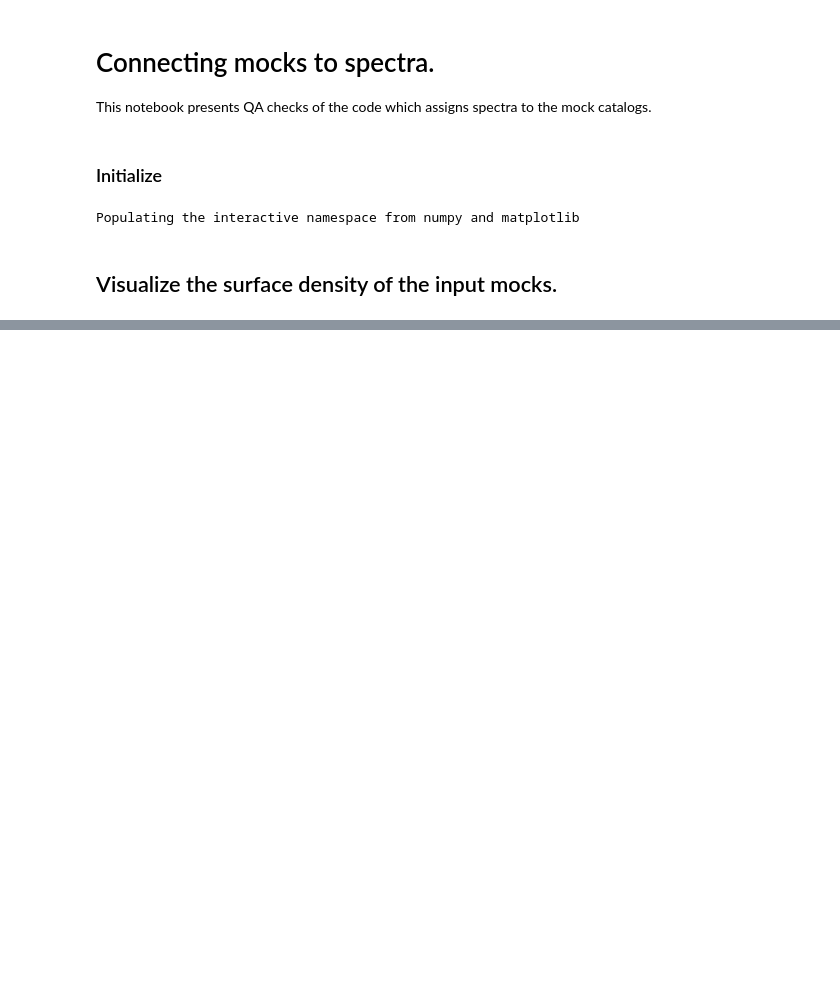
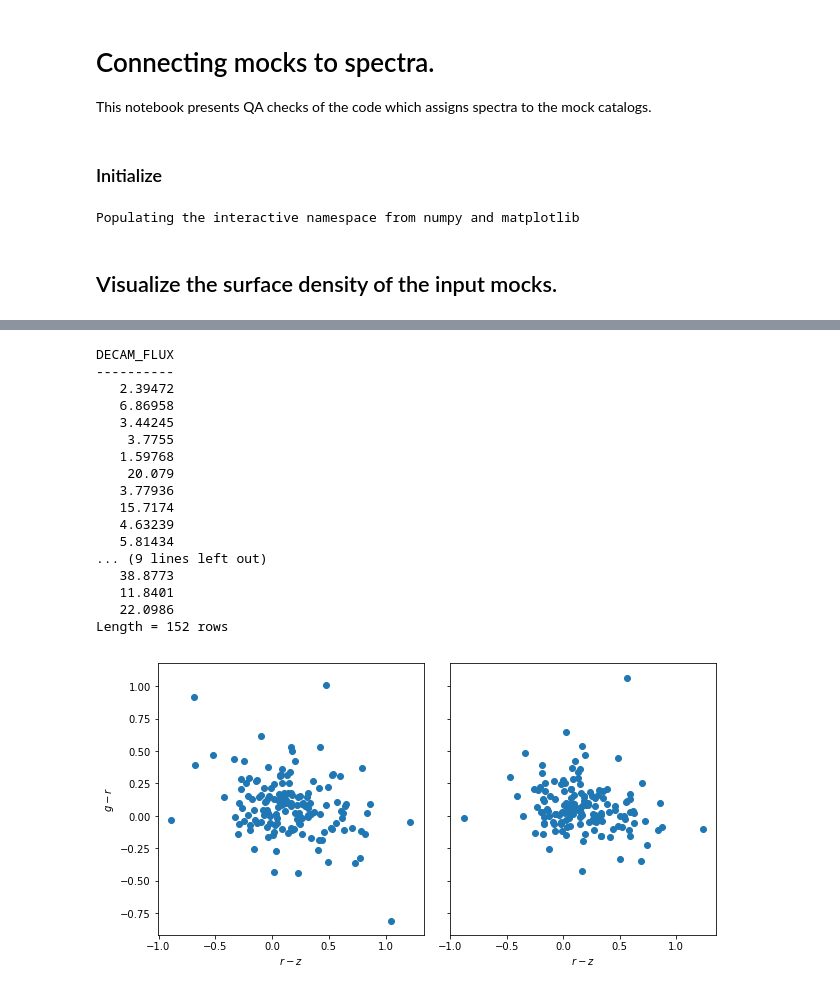
Before and after one commit to desihub/desitarget, a Jupyter notebook: doc/nb/mock-qa.ipynb, the cells around one changed output, grey strips where cells are left out. Drawn from its saved outputs; the diff is of its cells as text; code cells hidden in the pictures; blank space fills up the shorter version.

```diff
--- a/doc/nb/mock-qa.ipynb
+++ b/doc/nb/mock-qa.ipynb
@@ -149,9 +146,11 @@ sources:
 # %%
-output_dir = os.path.join(two_percent_path, 'qso_targets')
-bricksize = 0.25
-seed = 555
-nproc = 4
-with open(config_file, 'r') as pfile:
-    params = yaml.load(pfile)
-targets_truth(params, output_dir, realtargets=None, seed=seed, verbose=True,
-              nproc=nproc, bricksize=bricksize, outbricksize=bricksize)
+def build_targets_truth(objtype, seed=123, nproc=2, verbose=True, bounds=(203, 204, 0, 1)):
+    output_dir = os.path.join(two_percent_path, '{}_targets'.format(objtype.lower()))
+    config_file = os.path.join(two_percent_path, '{}_input.yaml'.format(objtype.lower()))
+    write_target_yaml(target=objtype.upper(), bounds=bounds,
+                      outfile=config_file, verbose=verbose)
+
+    with open(config_file, 'r') as pfile:
+        params = yaml.load(pfile)
+    targets_truth(params, output_dir, realtargets=None, seed=seed, verbose=verbose,
+                  nproc=nproc, bricksize=0.25, outbricksize=0.25)
@@ -200,0 +275,11 @@ Writing 15 bricks; 15.5 bricks / sec
+# %%
+def qaplot_grz_colorcolor(decam_flux, true_decam_flux):
+    fig, ax = plt.subplots(1, 2, figsize=(10, 5), sharey=True)
+    ax[0].scatter(-2.5 * np.log10(decam_flux[..., 2] / decam_flux[..., 4]),
+                  -2.5 * np.log10(decam_flux[..., 1] / decam_flux[..., 2]))
+    ax[1].scatter(-2.5 * np.log10(true_decam_flux[..., 2] / true_decam_flux[..., 4]),
+                  -2.5 * np.log10(true_decam_flux[..., 1] / true_decam_flux[..., 2]))
+    ax[0].set_ylabel('$g - r$')
+    for thisax in ax:
+        thisax.set_xlabel('$r - z$')
+    fig.subplots_adjust(wspace=0.1)
@@ -200,0 +308,21 @@ Writing 15 bricks; 15.5 bricks / sec
+# %%
+qaplot_grz_colorcolor(targets['DECAM_FLUX'], truth['DECAM_FLUX'])
+# %% [output]
+DECAM_FLUX
+----------
+   2.39472
+   6.86958
+   3.44245
+    3.7755
+   1.59768
+    20.079
+   3.77936
+   15.7174
+   4.63239
+   5.81434
+... (9 lines left out)
+   38.8773
+   11.8401
+   22.0986
+Length = 152 rows
+[figure, added]
```
Also changed, not shown: parts of 33 cells of this notebook.
